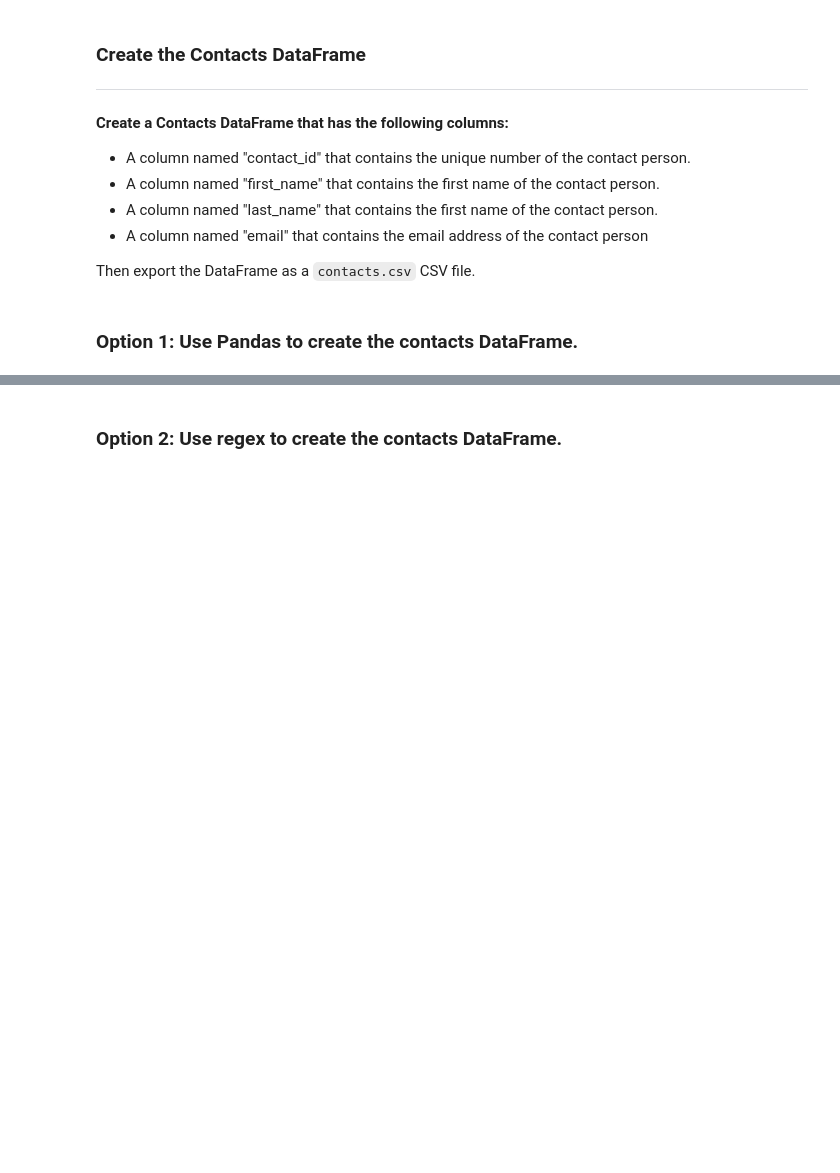
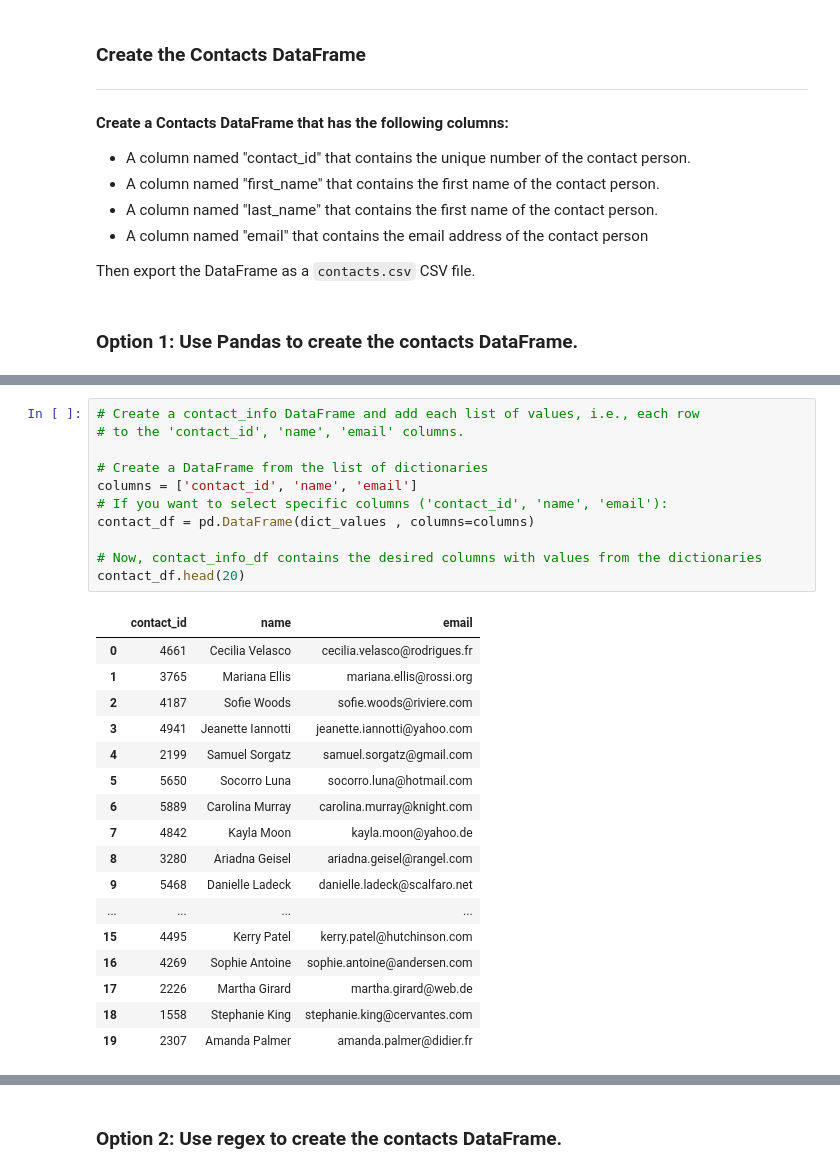
Before and after one commit to SmitaS1/Crowdfunding_ETL, a Jupyter notebook: Starter_Files/ETL_Mini_Project_SShah_JMorgan.ipynb, the cells around one changed output, grey strips where cells are left out. Drawn from its saved outputs; the diff is of its cells as text; blank space fills up the shorter version.

```diff
--- a/Starter_Files/ETL_Mini_Project_SShah_JMorgan.ipynb
+++ b/Starter_Files/ETL_Mini_Project_SShah_JMorgan.ipynb
@@ -459,0 +486,29 @@ print(dict_values)
+# %%
+# Create a contact_info DataFrame and add each list of values, i.e., each row
+# to the 'contact_id', 'name', 'email' columns.
+
+# Create a DataFrame from the list of dictionaries
+columns = ['contact_id', 'name', 'email']
+# If you want to select specific columns ('contact_id', 'name', 'email'):
+contact_df = pd.DataFrame(dict_values , columns=columns)
+
+# Now, contact_info_df contains the desired columns with values from the dictionaries
+contact_df.head(20)
+# %% [output]
+|  | contact_id | name | email |
+| 0 | 4661 | Cecilia Velasco | cecilia.velasco@rodrigues.fr |
+| 1 | 3765 | Mariana Ellis | mariana.ellis@rossi.org |
+| 2 | 4187 | Sofie Woods | sofie.woods@riviere.com |
+| 3 | 4941 | Jeanette Iannotti | jeanette.iannotti@yahoo.com |
+| 4 | 2199 | Samuel Sorgatz | samuel.sorgatz@gmail.com |
+| 5 | 5650 | Socorro Luna | socorro.luna@hotmail.com |
+| 6 | 5889 | Carolina Murray | carolina.murray@knight.com |
+| 7 | 4842 | Kayla Moon | kayla.moon@yahoo.de |
+| 8 | 3280 | Ariadna Geisel | ariadna.geisel@rangel.com |
+| 9 | 5468 | Danielle Ladeck | danielle.ladeck@scalfaro.net |
+| ... | ... | ... | ... |
+| 15 | 4495 | Kerry Patel | kerry.patel@hutchinson.com |
+| 16 | 4269 | Sophie Antoine | sophie.antoine@andersen.com |
+| 17 | 2226 | Martha Girard | martha.girard@web.de |
+| 18 | 1558 | Stephanie King | stephanie.king@cervantes.com |
+| 19 | 2307 | Amanda Palmer | amanda.palmer@didier.fr |
```
Also changed, not shown: parts of 11 cells of this notebook, 1 other file.
